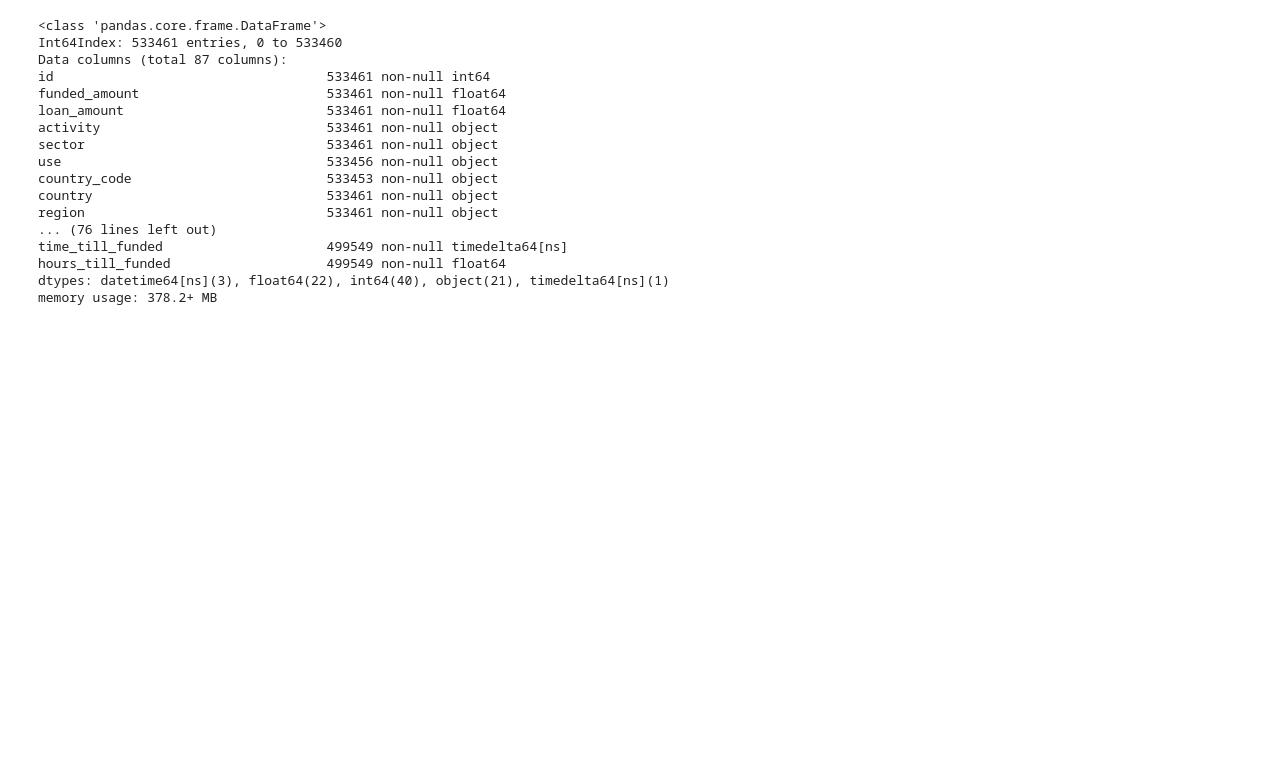
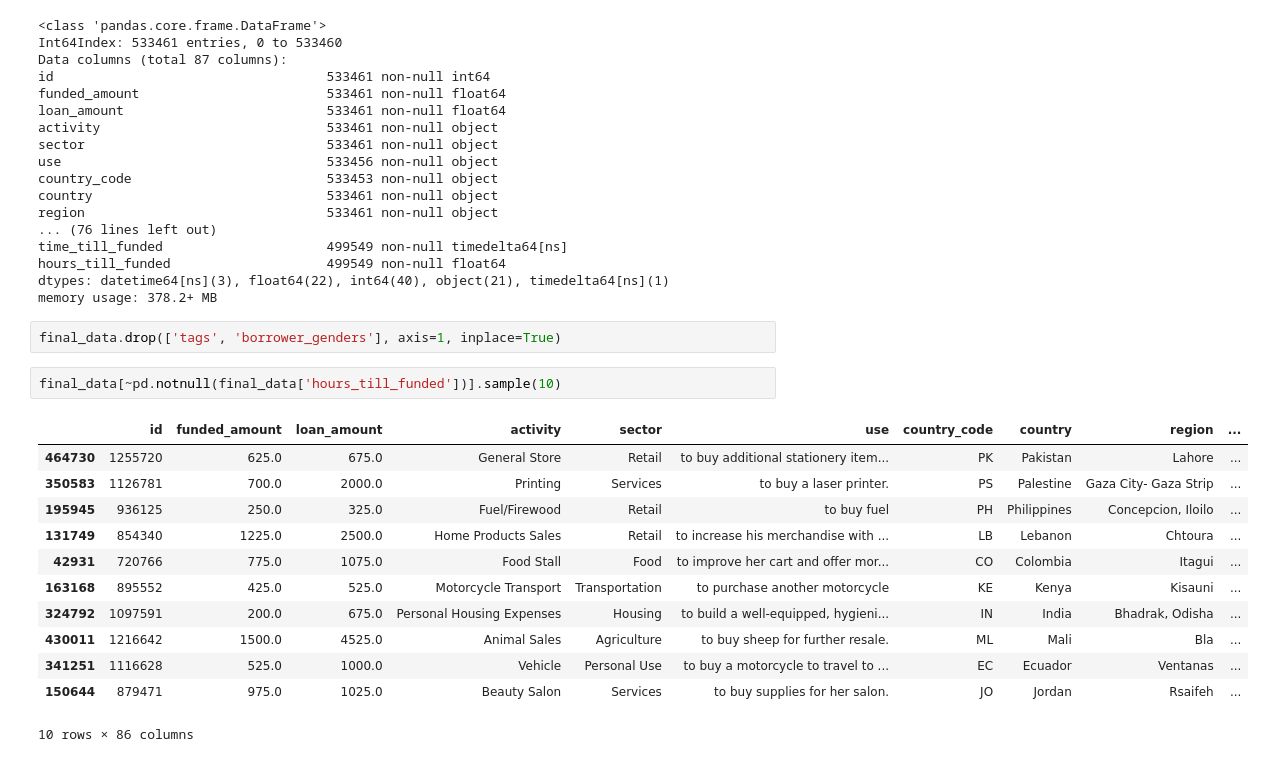
Before and after one commit to JCRaymond/ITCS_4156_FInal, a Jupyter notebook: Data Prep.ipynb, the cells around one changed output. Cells and saved outputs as stored; diff of their text form; blank space fills up the shorter version.

```diff
--- a/Data Prep.ipynb
+++ b/Data Prep.ipynb
@@ -1198,3 +1198,20 @@ time_till_funded                     499549 non-null timedelta64[ns]
 hours_till_funded                    499549 non-null float64
 dtypes: datetime64[ns](3), float64(22), int64(40), object(21), timedelta64[ns](1)
 memory usage: 378.2+ MB
+# %%
+final_data.drop(['tags', 'borrower_genders'], axis=1, inplace=True)
+# %%
+final_data[~pd.notnull(final_data['hours_till_funded'])].sample(10)
+# %% [output]
+|  | id | funded_amount | loan_amount | activity | sector | use | country_code | country | region | ... |
+| 464730 | 1255720 | 625.0 | 675.0 | General Store | Retail | to buy additional stationery item... | PK | Pakistan | Lahore | ... |
+| 350583 | 1126781 | 700.0 | 2000.0 | Printing | Services | to buy a laser printer. | PS | Palestine | Gaza City- Gaza Strip | ... |
+| 195945 | 936125 | 250.0 | 325.0 | Fuel/Firewood | Retail | to buy fuel | PH | Philippines | Concepcion, Iloilo | ... |
+| 131749 | 854340 | 1225.0 | 2500.0 | Home Products Sales | Retail | to increase his merchandise with ... | LB | Lebanon | Chtoura | ... |
+| 42931 | 720766 | 775.0 | 1075.0 | Food Stall | Food | to improve her cart and offer mor... | CO | Colombia | Itagui | ... |
+| 163168 | 895552 | 425.0 | 525.0 | Motorcycle Transport | Transportation | to purchase another motorcycle | KE | Kenya | Kisauni | ... |
+| 324792 | 1097591 | 200.0 | 675.0 | Personal Housing Expenses | Housing | to build a well-equipped, hygieni... | IN | India | Bhadrak, Odisha | ... |
+| 430011 | 1216642 | 1500.0 | 4525.0 | Animal Sales | Agriculture | to buy sheep for further resale. | ML | Mali | Bla | ... |
+| 341251 | 1116628 | 525.0 | 1000.0 | Vehicle | Personal Use | to buy a motorcycle to travel to ... | EC | Ecuador | Ventanas | ... |
+| 150644 | 879471 | 975.0 | 1025.0 | Beauty Salon | Services | to buy supplies for her salon. | JO | Jordan | Rsaifeh | ... |
+10 rows × 86 columns
```
Also changed, not shown: parts of 27 cells of this notebook.
